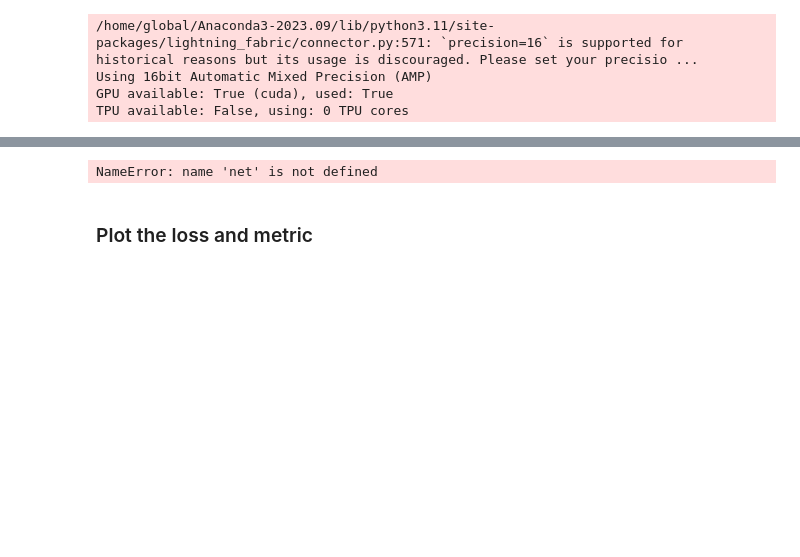
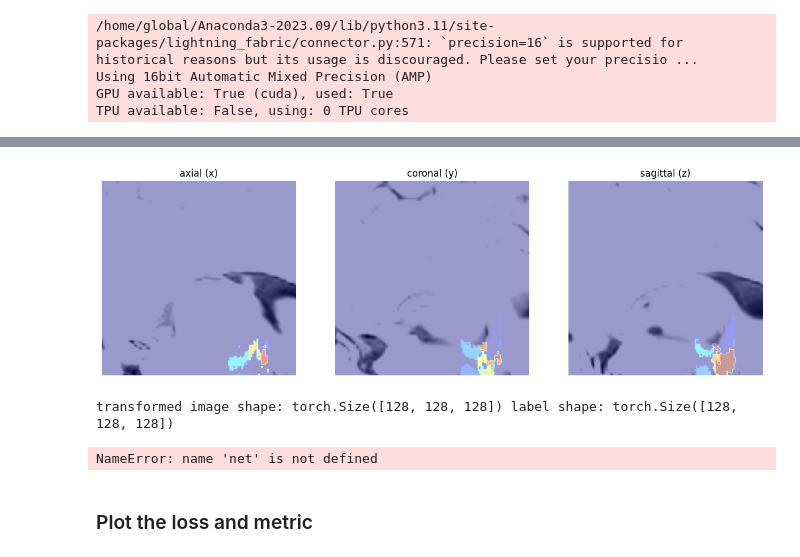
Before and after one commit to RomainViardLille/LiiFE, a Jupyter notebook: HYPOTHALAMUS_unetr_btcv_segmentation_3d_lightning.ipynb, the cells around one changed output, grey strips where cells are left out. Cells and saved outputs as stored; diff of their text form; code cells hidden in the pictures; blank space fills up the shorter version.

```diff
--- a/HYPOTHALAMUS_unetr_btcv_segmentation_3d_lightning.ipynb
+++ b/HYPOTHALAMUS_unetr_btcv_segmentation_3d_lightning.ipynb
@@ -393,3 +375,73 @@ after spacing image.shape= torch.Size([1, 127, 163, 96]) label.shape= torch.Size
+# %%
+# ...existing code...
+import matplotlib.pyplot as plt
+from monai.transforms import (
+    Compose, LoadImaged, EnsureChannelFirstd, ScaleIntensityRanged,
+    CropForegroundd, Orientationd, Spacingd, SpatialPadd, CenterSpatialCropd
+)
+from monai.data import load_decathlon_datalist
+import numpy as np
+
+# ajuster si nécessaire (mêmes valeurs que dans la cellule prepare_data)
+DATA_DIR = "/home/romain/SVN/python/romain/dataset/dataset0/"
+SPLIT_JSON = "dataset_2.json"
+DATASETS = DATA_DIR + SPLIT_JSON
+
+# charge la liste (ne lit pas encore les images)
+datalist = load_decathlon_datalist(DATASETS, True, "training")
+idx = 0  # index du cas à visualiser
+
+# même pipeline de transforms que prepare_data
+t = Compose([
+    LoadImaged(keys=["image", "label"]),
+    EnsureChannelFirstd(keys=["image", "label"]),
+    ScaleIntensityRanged(keys=["image"], a_min=0, a_max=100, b_min=0.0, b_max=1.0, clip=True),
+    CropForegroundd(keys=["image", "label"], source_key="image", allow_smaller=True),
+    Orientationd(keys=["image", "label"], axcodes="RAS"),
+    Spacingd(keys=["image", "label"], pixdim=(0.5, 0.5, 0.5), mode=("bilinear", "nearest")),
+    SpatialPadd(keys=["image", "label"], spatial_size=(128, 128, 128), mode='constant'),
+    CenterSpatialCropd(keys=["image", "label"], roi_size=(128, 128, 128)),
+])
+
+sample = datalist[idx].copy()  # dict avec chemins
+out = t(sample)                # applique les transforms et charge les fichiers
+
+img = out["image"]  # numpy, channel first (C,H,W,D) ou (C,Z,Y,X)
+lbl = out["label"]
+
+# si channel first, extraire la première composante
+if img.ndim == 4:
+    img = img[0]
+if lbl.ndim == 4:
+    lbl = lbl[0]
+
+# choisir slices centraux et afficher 3 plans (axial, coronal, sagittal)
+sx, sy, sz = img.shape
+cx, cy, cz = sx // 2, sy // 2, sz // 2
+
+fig, axes = plt.subplots(1, 3, figsize=(15, 5))
+# axial (slice suivant l'axe 0)
+axes[0].imshow(np.rot90(img[cx-5, :, :]), cmap="gray")
+axes[0].imshow(np.rot90(lbl[cx-5, :, :]), cmap="jet", alpha=0.4)
+axes[0].set_title("axial (x)")
+# coronal (axe 1)
+axes[1].imshow(np.rot90(img[cx, :, :]), cmap="gray")
+axes[1].imshow(np.rot90(lbl[cx, :, :]), cmap="jet", alpha=0.4)
+axes[1].set_title("coronal (y)")
+# sagittal (axe 2)
+axes[2].imshow(np.rot90(img[cx+5, :, :]), cmap="gray")
+axes[2].imshow(np.rot90(lbl[cx+5, :, :]), cmap="jet", alpha=0.4)
+axes[2].set_title("sagittal (z)")
+
+for ax in axes:
+    ax.axis("off")
+plt.show()
+
+print("transformed image shape:", img.shape, "label shape:", lbl.shape)
+# ...existing code...
+# %% [output]
+[figure, added]
+transformed image shape: torch.Size([128, 128, 128]) label shape: torch.Size([128, 128, 128])
 # %%
 # Remove model from memory
 del net
```
Also changed, not shown: parts of 4 cells of this notebook.
